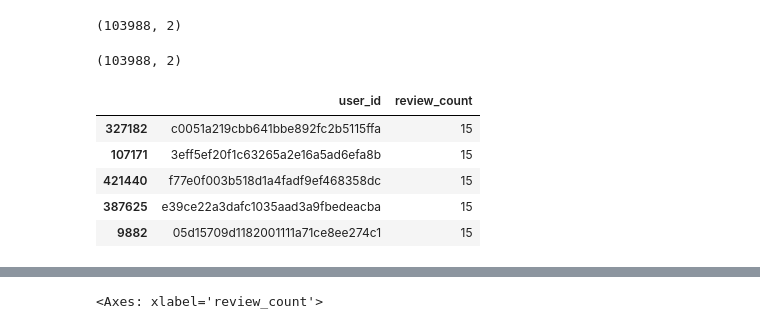
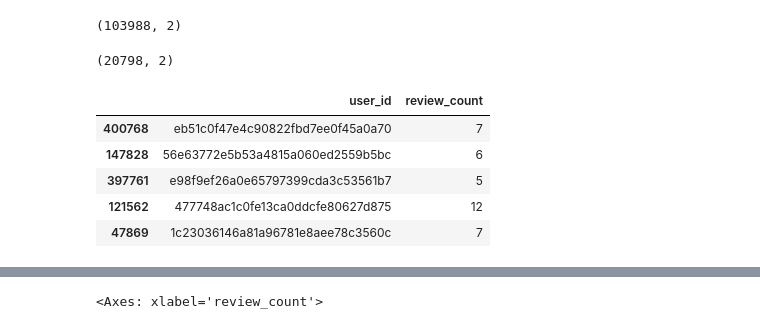
Before and after one commit to Pangerlanger/bt4222-books, a Jupyter notebook: sampling.ipynb, the cells around one changed output, grey strips where cells are left out. Cells and saved outputs as stored; diff of their text form; code cells hidden in the pictures.

```diff
--- a/sampling.ipynb
+++ b/sampling.ipynb
@@ -81,15 +102,14 @@ print(users_under_10.shape)
 (103988, 2)
 # %%
 # sampling half of the users with less than 10 reviews
-sampled_users_df = users_under_10.sample(frac=0.9)
-sampled_users_df = users_under_10
+sampled_users_df = users_under_10.sample(frac=0.2, random_state=42)
 print(sampled_users_df.shape)
 sampled_users_df.head()
 # %% [output]
-(103988, 2)
+(20798, 2)
 |  | user_id | review_count |
-| 327182 | c0051a219cbb641bbe892fc2b5115ffa | 15 |
-| 107171 | 3eff5ef20f1c63265a2e16a5ad6efa8b | 15 |
-| 421440 | f77e0f003b518d1a4fadf9ef468358dc | 15 |
-| 387625 | e39ce22a3dafc1035aad3a9fbedeacba | 15 |
-| 9882 | 05d15709d1182001111a71ce8ee274c1 | 15 |
+| 400768 | eb51c0f47e4c90822fbd7ee0f45a0a70 | 7 |
+| 147828 | 56e63772e5b53a4815a060ed2559b5bc | 6 |
+| 397761 | e98f9ef26a0e65797399cda3c53561b7 | 5 |
+| 121562 | 477748ac1c0fe13ca0ddcfe80627d875 | 12 |
+| 47869 | 1c23036146a81a96781e8aee78c3560c | 7 |
```
Also changed, not shown: parts of 13 cells of this notebook.
